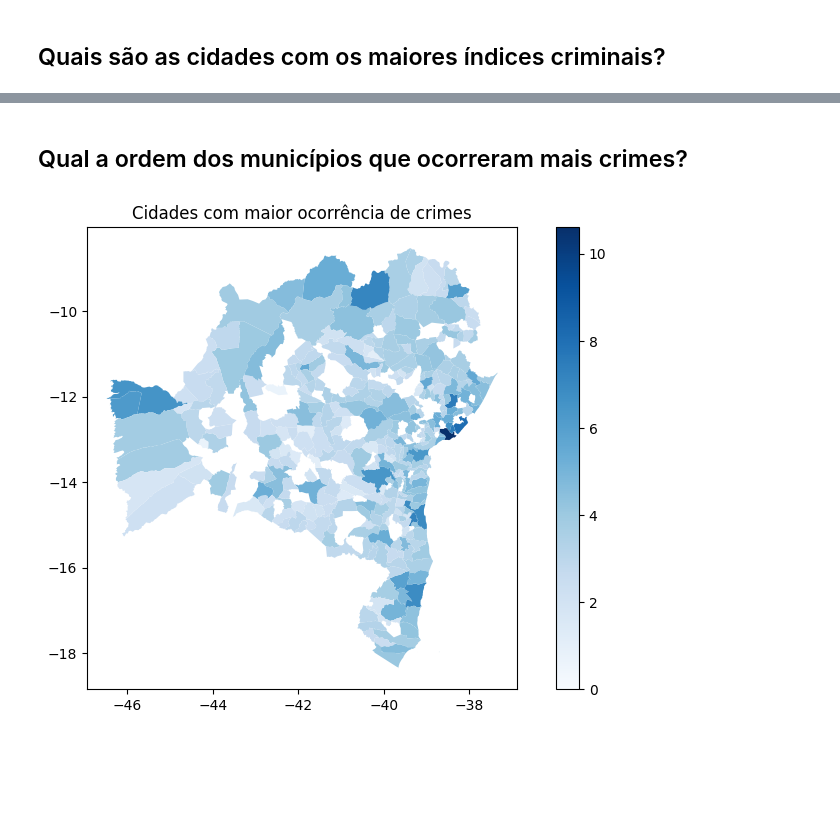
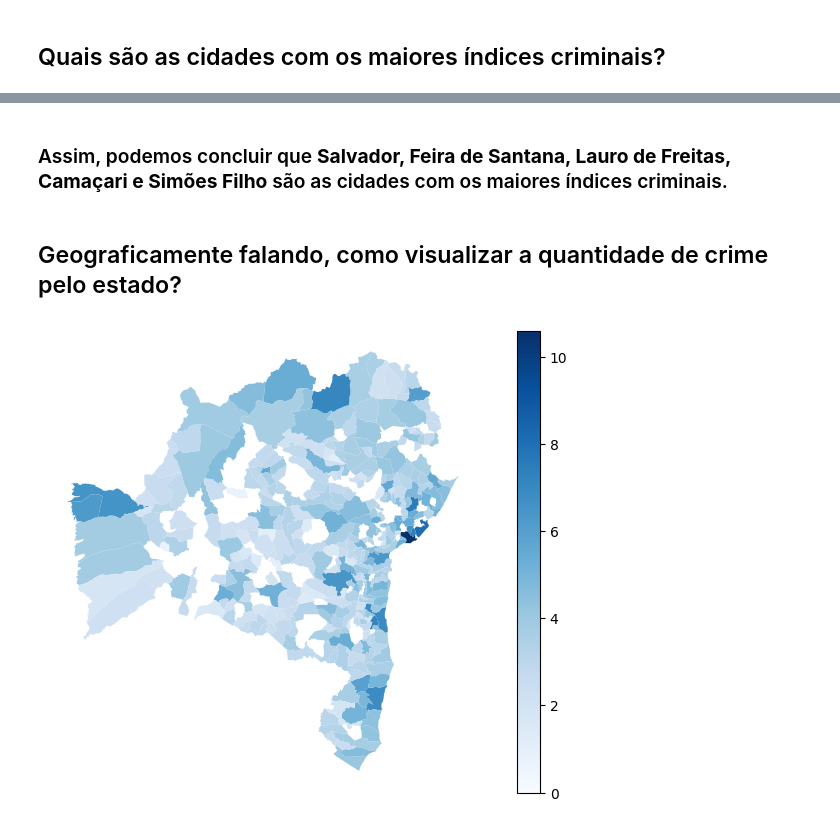
Before and after one commit to Gabyzera/bahia_crimes_analysis, a Jupyter notebook: src/bahia_crimes.ipynb, the cells around one changed output, grey strips where cells are left out. Cells and saved outputs as stored; diff of their text form; code cells hidden in the pictures; blank space fills up the shorter version.

```diff
--- a/src/bahia_crimes.ipynb
+++ b/src/bahia_crimes.ipynb
@@ -82,6 +82,3 @@ seguranca_publica_baiana_df
 | 542 | 293360 | Xique-Xique | 9 | 0 | 0 | 0 | ... |
 | 543 | NaN | Total Geral | 6.802 | 2.328 | 1.069 | 1.136 | ... |
 418 rows × 12 columns
-# %%
-seguranca_publica_baiana_df.loc[543, 'ID'] = 'Valor'
-seguranca_publica_baiana_df
@@ -105,0 +85,3 @@ See the caveats in the documentation: https://pandas.pydata.org/pandas-docs/stab
+# %%
+seguranca_publica_baiana_df = seguranca_publica_baiana_df.fillna(0)
+seguranca_publica_baiana_df
@@ -141,10 +137,10 @@ dtype: object
 # %%
 for coluna in seguranca_publica_baiana_df.columns:
     if coluna != 'Município':
-        seguranca_publica_baiana_df[coluna] = seguranca_publica_baiana_df[coluna].astype(str)
-        seguranca_publica_baiana_df[coluna] = seguranca_publica_baiana_df[coluna].str.replace('.', '')
-        seguranca_publica_baiana_df[coluna] = pd.to_numeric(seguranca_publica_baiana_df[coluna], errors='coerce')
-print(seguranca_publica_baiana_df.dtypes)
+        seguranca_publica_baiana_df[coluna] = pd.to_numeric(seguranca_publica_baiana_df[coluna]
+                                                            .str.replace('\.', '', regex=True),
+                                                            errors='coerce')
+seguranca_publica_baiana_df.dtypes
 # %% [output]
 ID                                              float64
 Município                                        object
@@ -268,13 +229,19 @@ See the caveats in the documentation: https://pandas.pydata.org/pandas-docs/stab
-# %% [markdown]
-## Qual a ordem dos municípios que ocorreram mais crimes?
+# %% [markdown]
+### Assim, podemos concluir que **Salvador, Feira de Santana, Lauro de Freitas, Camaçari e Simões Filho** são as cidades com os maiores índices criminais.
+# %% [markdown]
+## Geograficamente falando, como visualizar a quantidade de crime pelo estado?
 # %%
 shapefile = 'gdf/BA_Municipios_2022.shp'
 gdf = gpd.read_file(shapefile)
-merged = gdf.merge(seguranca_publica_baiana_df, left_on = 'NM_MUN', right_on = 'Município')
-merged['Soma_log'] = np.log1p(merged['Soma'])
-fig, ax = plt.subplots(1, 1, figsize = (10, 6))
-plot = merged.plot(column='Soma_log', ax=ax, legend=True, cmap='Blues')
-ax.set_title("Cidades com maior ocorrência de crimes")
+
+merged = gdf.merge(seguranca_publica_baiana_df, left_on='NM_MUN', right_on='Município')
+
+merged['Soma_log'] = np.log1p(merged['Soma'].fillna(0))
+
+fig, ax = plt.subplots(1, 1, figsize=(10, 6))
+merged.plot(column='Soma_log', ax=ax, legend=True, cmap='Blues')
+
+ax.set_axis_off()
 plt.show()
 # %% [output]
-[figure, old version]
+[figure, new version]
```
Also changed, not shown: parts of 10 cells of this notebook.
